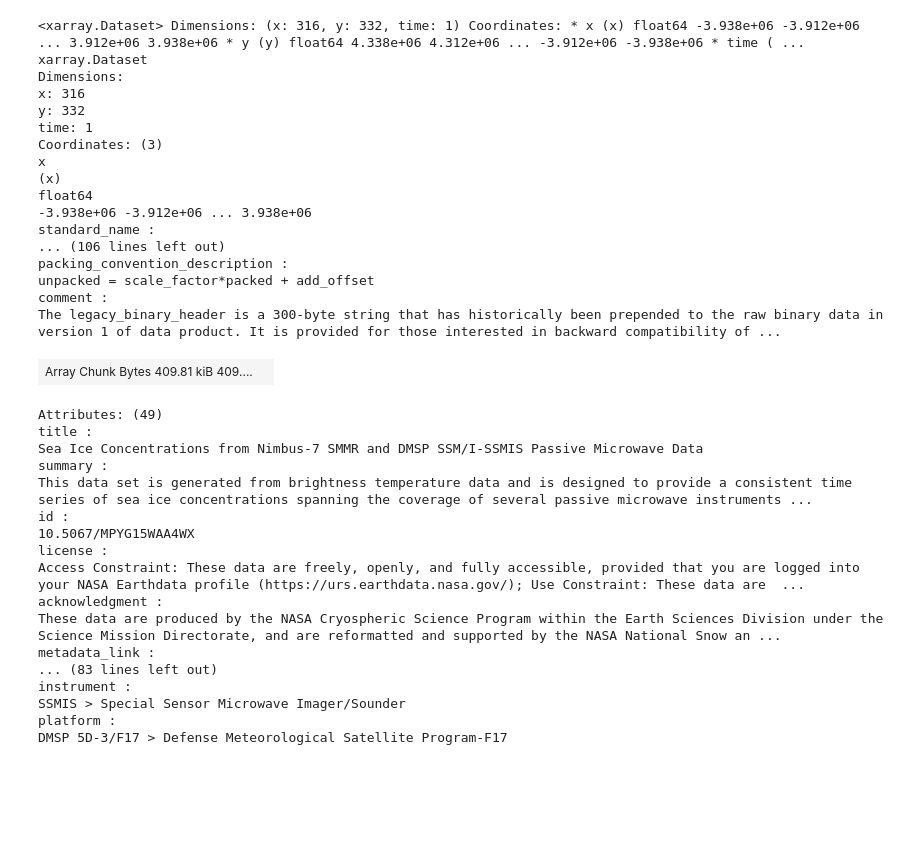
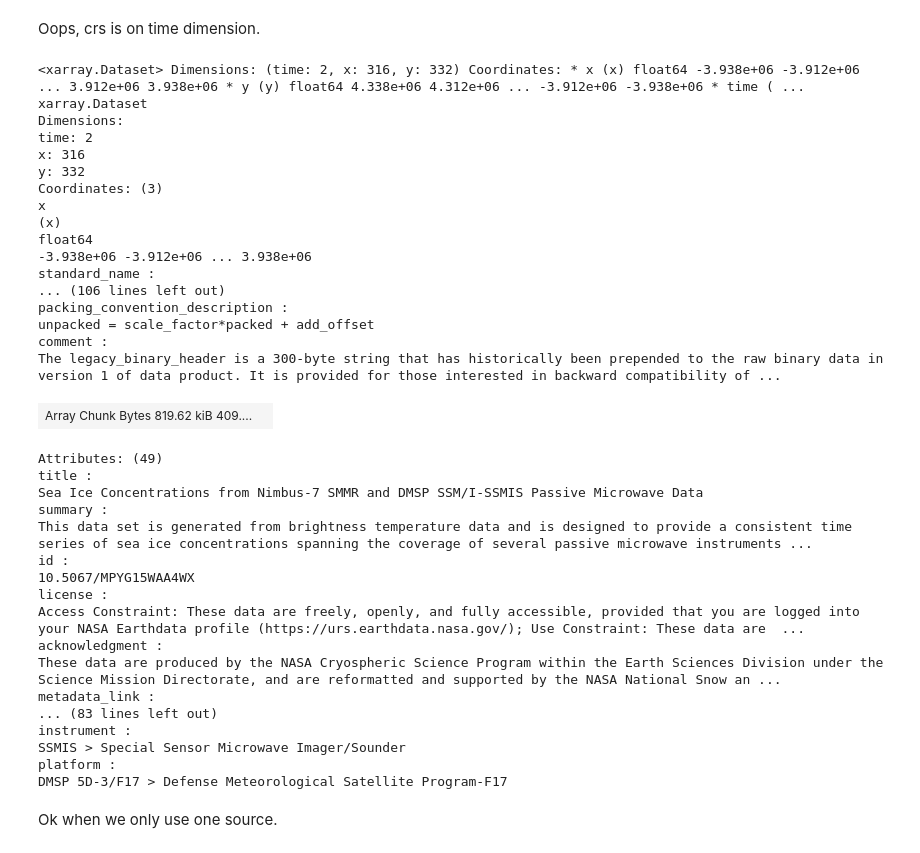
Before and after one commit to mdsumner/xarray_vrt_expt, a Jupyter notebook: issues/crs_time.ipynb, the cells around one changed output. Cells and saved outputs as stored; diff of their text form; code cells hidden in the pictures; blank space fills up the shorter version.

```diff
--- a/issues/crs_time.ipynb
+++ b/issues/crs_time.ipynb
@@ -18,36 +26,28 @@ or wget as here).
+# %% [markdown]
+Oops, crs is on time dimension.
 # %%
-import xarray as xr
-#xr.open_dataset('https://github.com/mdsumner/xarray_vrt_expt/raw/master/data/nsidc/NSIDC0051_SEAICE_PS_S25km_20220522_v2.0.nc#mode=bytes')
-xr.open_dataset('NSIDC0051_SEAICE_PS_S25km_20220522_v2.0.nc', engine = 'netcdf4')
-
 ## open two and crs is living on the time dimension
 xr.open_mfdataset(['NSIDC0051_SEAICE_PS_S25km_20220522_v2.0.nc',
                   'NSIDC0051_SEAICE_PS_S25km_20220523_v2.0.nc'], engine = 'netcdf4')
-
-
-
-## open 1 it doesn't happen
-xr.open_mfdataset('NSIDC0051_SEAICE_PS_S25km_20220522_v2.0.nc', engine = 'netcdf4')
-xr.open_mfdataset(['NSIDC0051_SEAICE_PS_S25km_20220522_v2.0.nc'], engine = 'netcdf4')
 # %% [output]
-<xarray.Dataset> Dimensions: (x: 316, y: 332, time: 1) Coordinates: * x (x) float64 -3.938e+06 -3.912e+06 ... 3.912e+06 3.938e+06 * y (y) float64 4.338e+06 4.312e+06 ... -3.912e+06 -3.938e+06 * time ( ...
+<xarray.Dataset> Dimensions: (time: 2, x: 316, y: 332) Coordinates: * x (x) float64 -3.938e+06 -3.912e+06 ... 3.912e+06 3.938e+06 * y (y) float64 4.338e+06 4.312e+06 ... -3.912e+06 -3.938e+06 * time ( ...
 xarray.Dataset
 Dimensions:
+time: 2
 x: 316
 y: 332
-time: 1
 Coordinates: (3)
 x
 (x)
 float64
 -3.938e+06 -3.912e+06 ... 3.938e+06
 standard_name :
 ... (106 lines left out)
 packing_convention_description :
 unpacked = scale_factor*packed + add_offset
 comment :
 The legacy_binary_header is a 300-byte string that has historically been prepended to the raw binary data in version 1 of data product. It is provided for those interested in backward compatibility of ...
-| Array Chunk Bytes 409.81 kiB 409.... |  |
+| Array Chunk Bytes 819.62 kiB 409.... |  |
 Attributes: (49)
 title :
 Sea Ice Concentrations from Nimbus-7 SMMR and DMSP SSM/I-SSMIS Passive Microwave Data
@@ -65,3 +65,5 @@ instrument :
 SSMIS > Special Sensor Microwave Imager/Sounder
 platform :
 DMSP 5D-3/F17 > Defense Meteorological Satellite Program-F17
+# %% [markdown]
+Ok when we only use one source.
```
Also changed, not shown: parts of 4 cells of this notebook, 1 other file.
